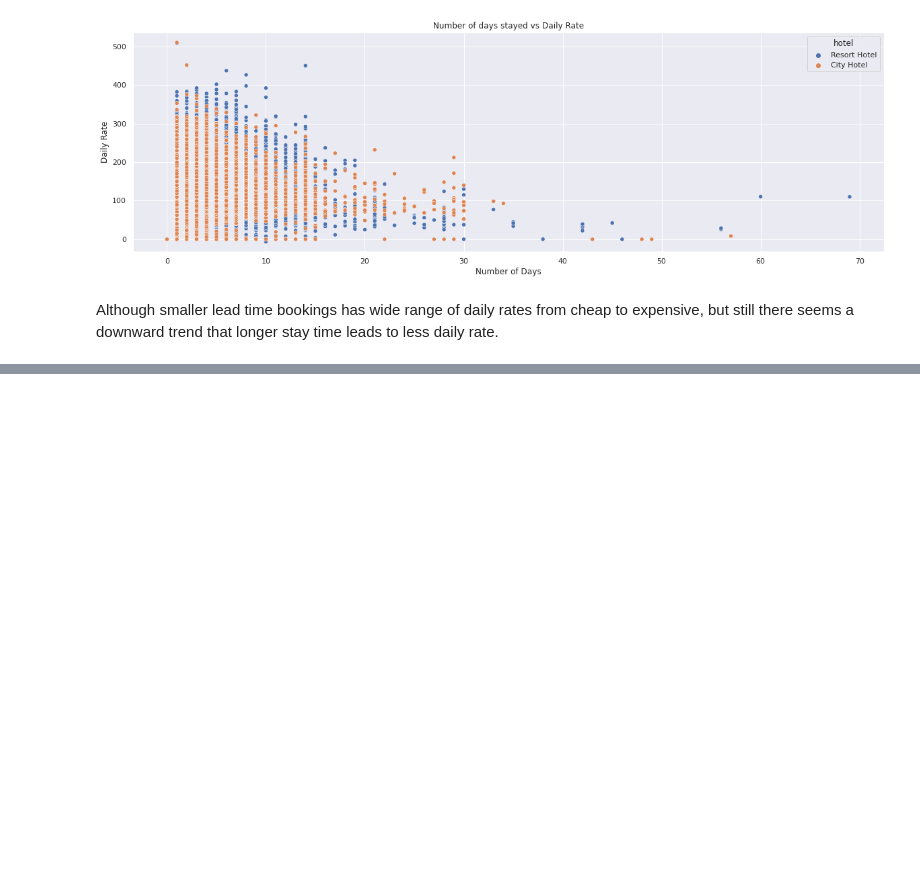
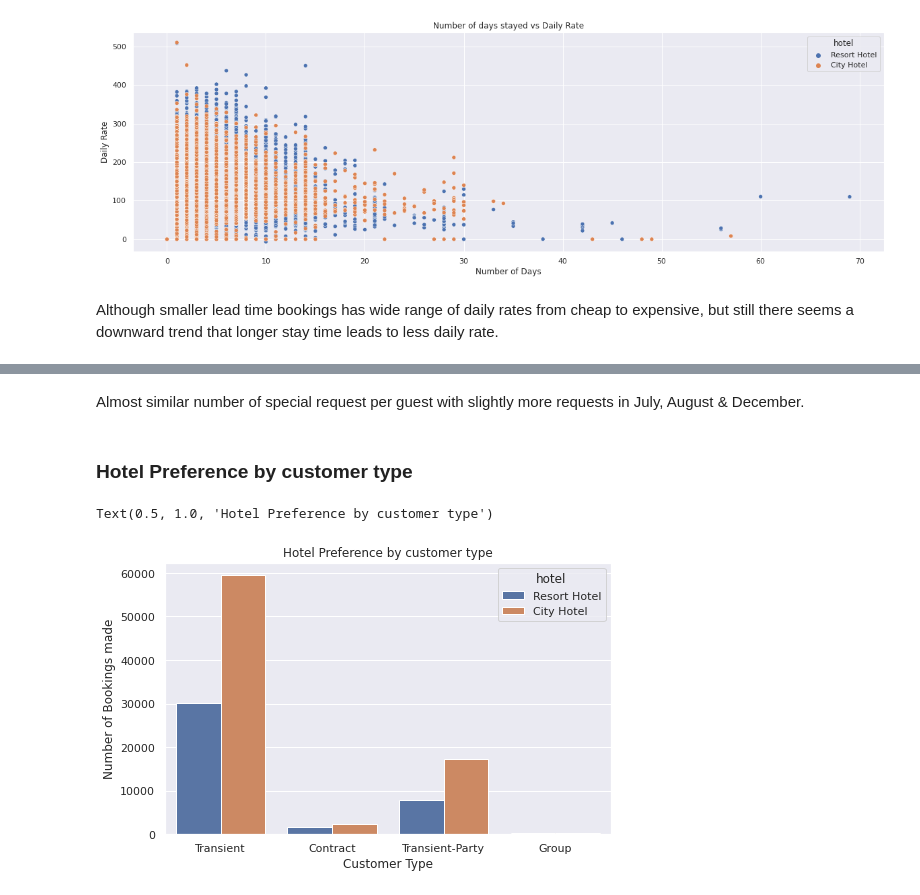
Before and after one commit to ayush9304/Hotel-Booking-Analysis-EDA, a Jupyter notebook: Hotel_Booking_Analysis_EDA.ipynb, the cells around one changed output, grey strips where cells are left out. Saved outputs shown, nothing was run; the diff lists cells and outputs as text; code cells hidden in the pictures; blank space fills up the shorter version.

```diff
--- a/Hotel_Booking_Analysis_EDA.ipynb
+++ b/Hotel_Booking_Analysis_EDA.ipynb
@@ -407,0 +465,13 @@ Although smaller lead time bookings has wide range of daily rates from cheap to
+# %% [markdown]
+Almost similar number of special request per guest with slightly more requests in July, August & December.
+# %% [markdown]
+### Hotel Preference by customer type
+# %%
+plt.figure(figsize=(8,5))
+sns.countplot(x='customer_type', hue='hotel', data=df)
+plt.xlabel("Customer Type")
+plt.ylabel("Number of Bookings made")
+plt.title("Hotel Preference by customer type")
+# %% [output]
+Text(0.5, 1.0, 'Hotel Preference by customer type')
+[figure, added]
```
Also changed, not shown: parts of 13 cells of this notebook.
